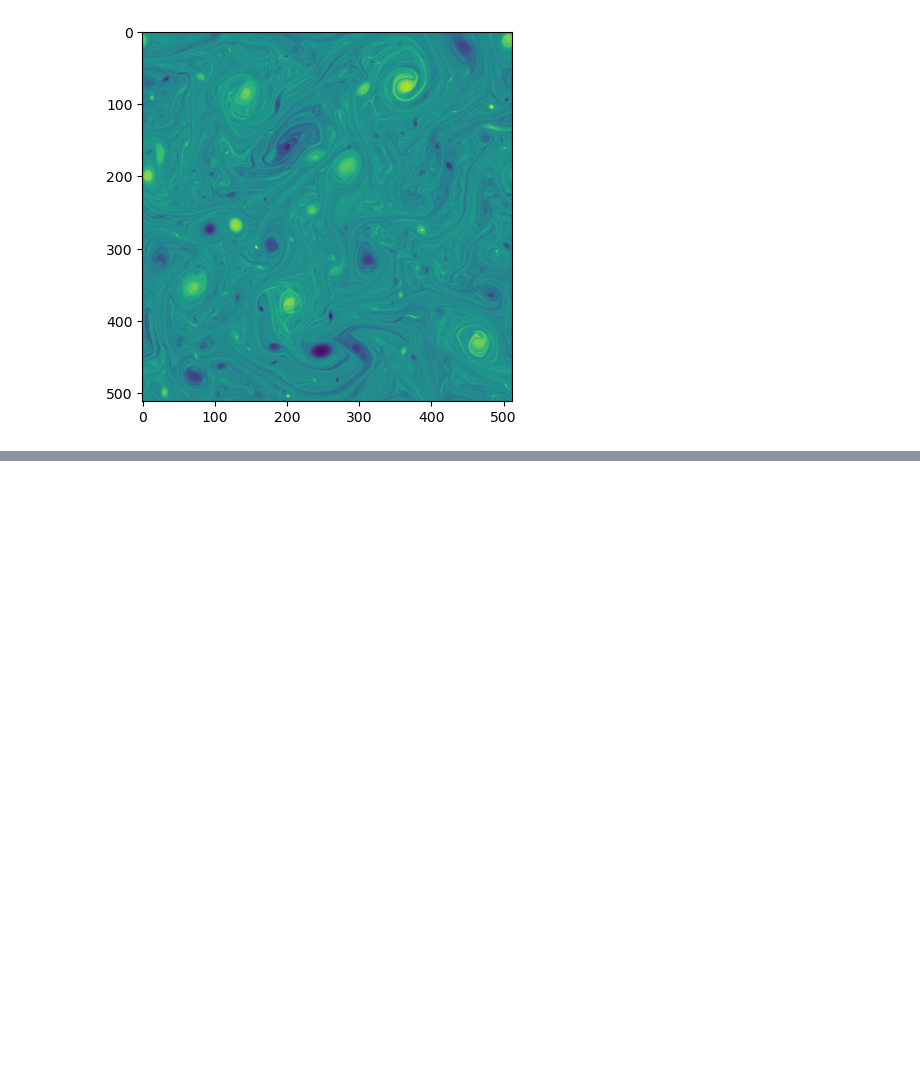
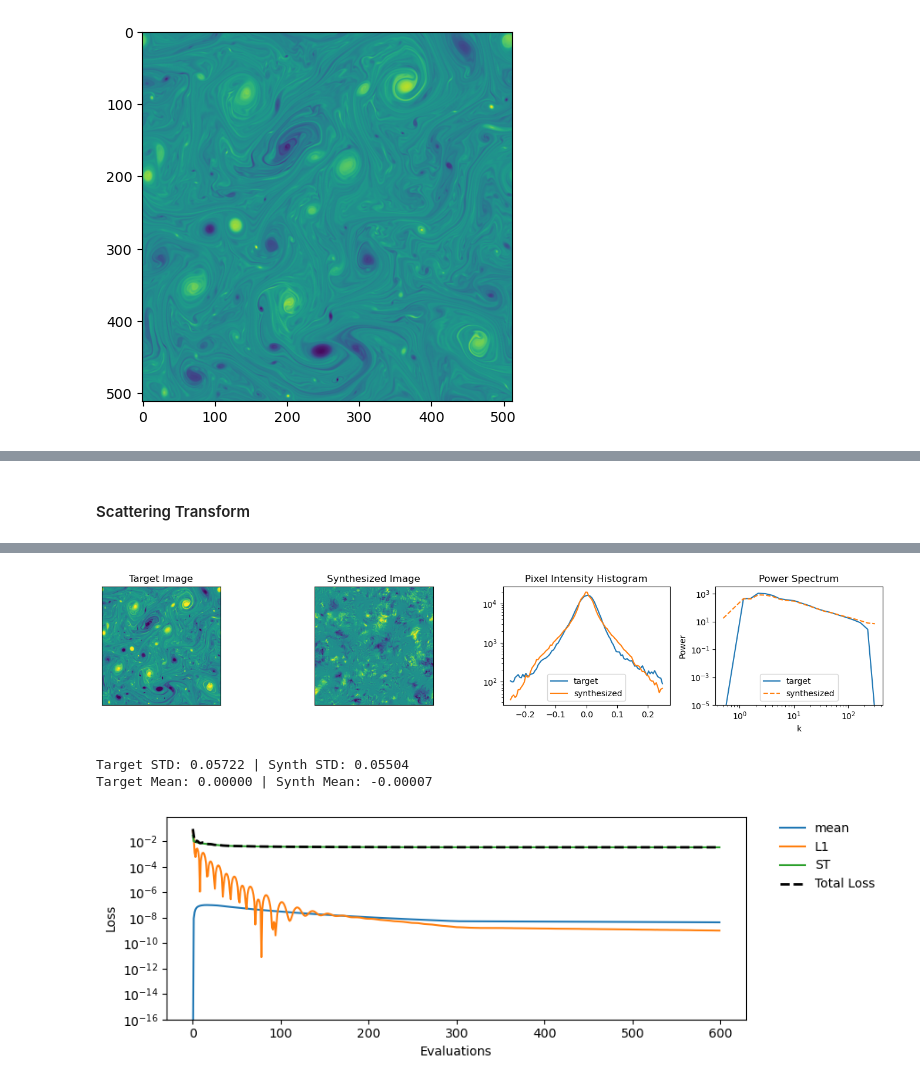
Before and after one commit to jwskinner/scattering-transform-turbulence, a Jupyter notebook: Compare_Powerspectrum_Bispectrum_ST.ipynb, the cells around one changed output, grey strips where cells are left out. Drawn from its saved outputs; the diff is of its cells as text; code cells hidden in the pictures; blank space fills up the shorter version.

```diff
--- a/Compare_Powerspectrum_Bispectrum_ST.ipynb
+++ b/Compare_Powerspectrum_Bispectrum_ST.ipynb
@@ -234,58 +343,37 @@ Step 0000 | loss: 6.0576e+19 | mean: 9.7927e+02 | bound: 6.0576e+19 | L1: 1.0919
+# %% [markdown]
+#### Scattering Transform
 # %%
-# 3. ST Synthesis (Following Cheng Code)
-
+# 3. ST Synthesis
 M, N = target_image.shape
 J = 8
-L = 8
+L = 4
 
-# Setup the ST Calculator
+# ST Calculator
 filters_set = ST.FiltersSet(M=M, N=N, J=J, L=L).generate_morlet(
     if_save=False, save_dir=None, precision='single'
 )
-ST_calculator = ST.ST_2D(filters_set, J, L, device='cpu')
+ST_calculator = ST.ST_2D(filters_set, J, L, device=device)
 image_torch = torch.from_numpy(target_image)[None,:,:]
+if device=='gpu':
+  image_torch = image_torch.cuda()
 torch.set_num_threads(2)
 start = time.time()
 S = ST_calculator.forward(image_torch, J, L)[0]
-print('% .4f s' % (time.time() - start))
 
 # synthesis
-for random_seed in [987]:
-    synthesised_image = image_synthesis(
+synthesized_image_st, loss_st = image_synthesis(
         target_image,
         J=J,
         L=L,
         num_pixel=M,
         learnable_param_list = [
-            (100*2, 5e-3), (100*2, 1e-3), (100*1, 1e-3),
-            (100*1, 5e-4), (100*1, 2e-4), (100*1, 1e-4),
-        ],
+            (300, 1e-2),
+            (300, 1e-3),
+            ],
         coef = 'ST',
-        random_seed = random_seed,
-        low_bound = -0.015,#-0.010,
+        random_seed = 987,
     )
 
-    synthesised_image_st = synthesised_image[0]
-    plt.figure(figsize=(12,3),dpi=200)
-    plt.subplot(141)
-    plt.imshow(target_image, vmin=-0.04, vmax=0.10, )
-    plt.title('target image')
-    plt.xticks([]); plt.yticks([])
-
-    plt.subplot(142)
-    plt.imshow(synthesised_image_st,
-               vmin=-0.04, vmax=0.10, )
-    plt.title('synthesized image (ST)')
-    plt.xticks([]); plt.yticks([])
-
-    plt.subplot(143)
-    y, x = np.histogram(target_image,  100, (-0.2,0.5))
-    plt.plot((x[1:]+x[:-1])/2, y, label='target')
-    y, x = np.histogram(synthesised_image_st,
-                        100, (-0.2,0.5))
-    plt.plot((x[1:]+x[:-1])/2, y, label='synthesized')
-    plt.legend()
-    plt.yscale('log')
-    plt.show()
-    print(image.std(),  synthesised_image_st.std())
+plot_synthesis(target_image, synthesized_image_st, vmin=-0.25, vmax=0.25, device=torch.device('cuda'))
+plot_losses(loss_st)
 # %% [output]
@@ -296,0 +388,4 @@ Step 0000 | loss: 7.2786e+25 | mean: 1.0813e+02 | bound: 7.2786e+25 | L1: 2.0966
+[figure, added]
+Target STD: 0.05722 | Synth STD: 0.05504
+Target Mean: 0.00000 | Synth Mean: -0.00007
+[figure, added]
```
Also changed, not shown: parts of 14 cells of this notebook, 1 other file.
